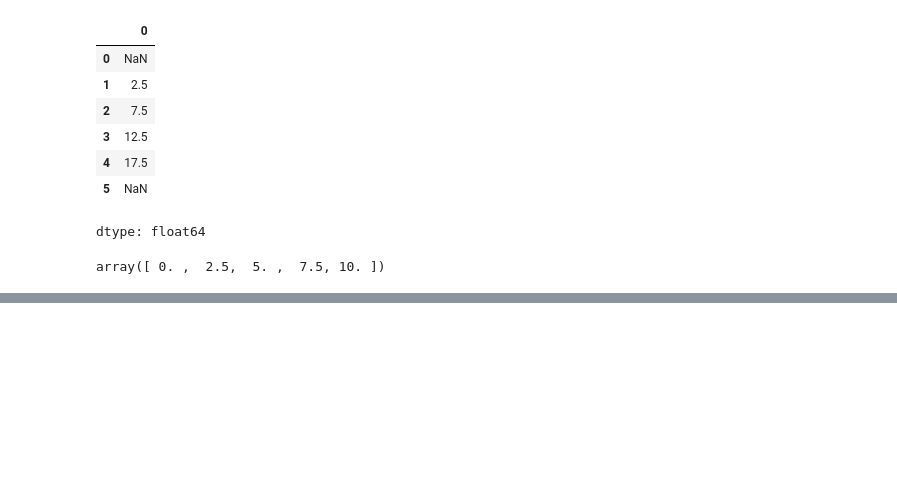
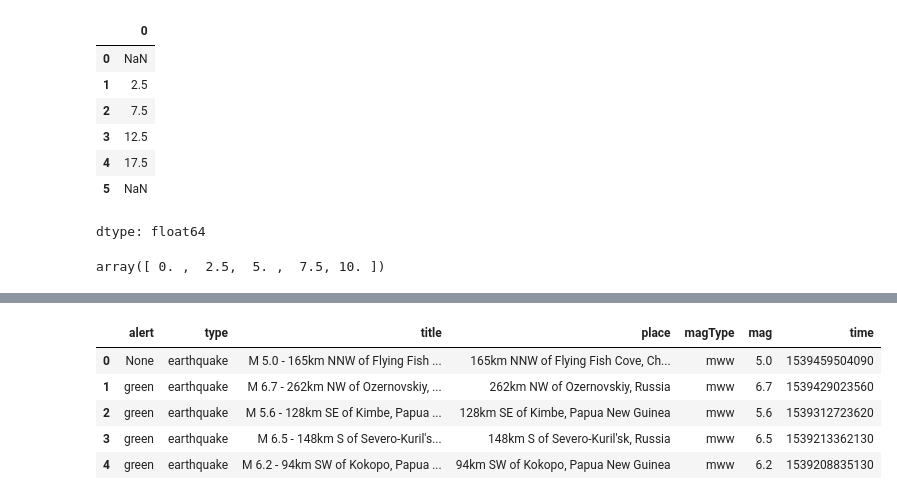
Before and after one commit to OfTheByteQuest/Data-Analytics-Learning-and-Projects, a Jupyter notebook: Chapter-2/Chapter-2.ipynb, the cells around one changed output, grey strips where cells are left out. Saved outputs shown, nothing was run; the diff lists cells and outputs as text; code cells hidden in the pictures; blank space fills up the shorter version.

Commit message:
Learnt till how read files from databases.

```diff
--- a/Chapter-2/Chapter-2.ipynb
+++ b/Chapter-2/Chapter-2.ipynb
@@ -170,0 +301,18 @@ array([ 0. ,  2.5,  5. ,  7.5, 10. ])
+# %%
+with sqlite3.connect('/content/Data-Analytics-Learning-and-Projects/Chapter-2/data/tsunami.db') as connection:
+  pd.read_csv('/content/Data-Analytics-Learning-and-Projects/Chapter-2/data/tsunamis.csv').to_sql('tsunamis', connection, index=False, if_exists='replace')
+# %%
+# We, by mistake, had written to 'tsunami' table instead of 'tsunamis' table so, the database would have
+# same data in both the tables
+
+with sqlite3.connect('/content/Data-Analytics-Learning-and-Projects/Chapter-2/data/tsunami.db') as connection:
+  tsunamis = pd.read_sql('SELECT * FROM tsunami', connection)
+
+tsunamis.head()
+# %% [output]
+|  | alert | type | title | place | magType | mag | time |
+| 0 | None | earthquake | M 5.0 - 165km NNW of Flying Fish ... | 165km NNW of Flying Fish Cove, Ch... | mww | 5.0 | 1539459504090 |
+| 1 | green | earthquake | M 6.7 - 262km NW of Ozernovskiy, ... | 262km NW of Ozernovskiy, Russia | mww | 6.7 | 1539429023560 |
+| 2 | green | earthquake | M 5.6 - 128km SE of Kimbe, Papua ... | 128km SE of Kimbe, Papua New Guinea | mww | 5.6 | 1539312723620 |
+| 3 | green | earthquake | M 6.5 - 148km S of Severo-Kuril's... | 148km S of Severo-Kuril'sk, Russia | mww | 6.5 | 1539213362130 |
+| 4 | green | earthquake | M 6.2 - 94km SW of Kokopo, Papua ... | 94km SW of Kokopo, Papua New Guinea | mww | 6.2 | 1539208835130 |
```
Also changed, not shown: parts of 15 cells of this notebook.
